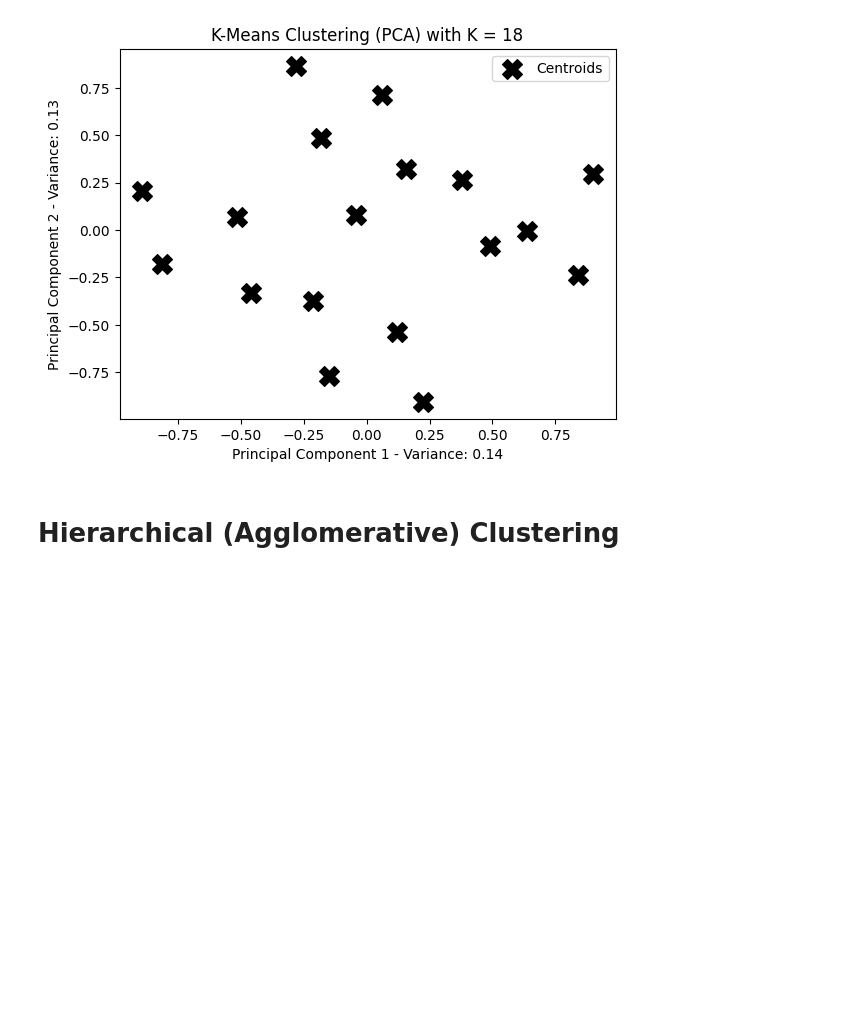
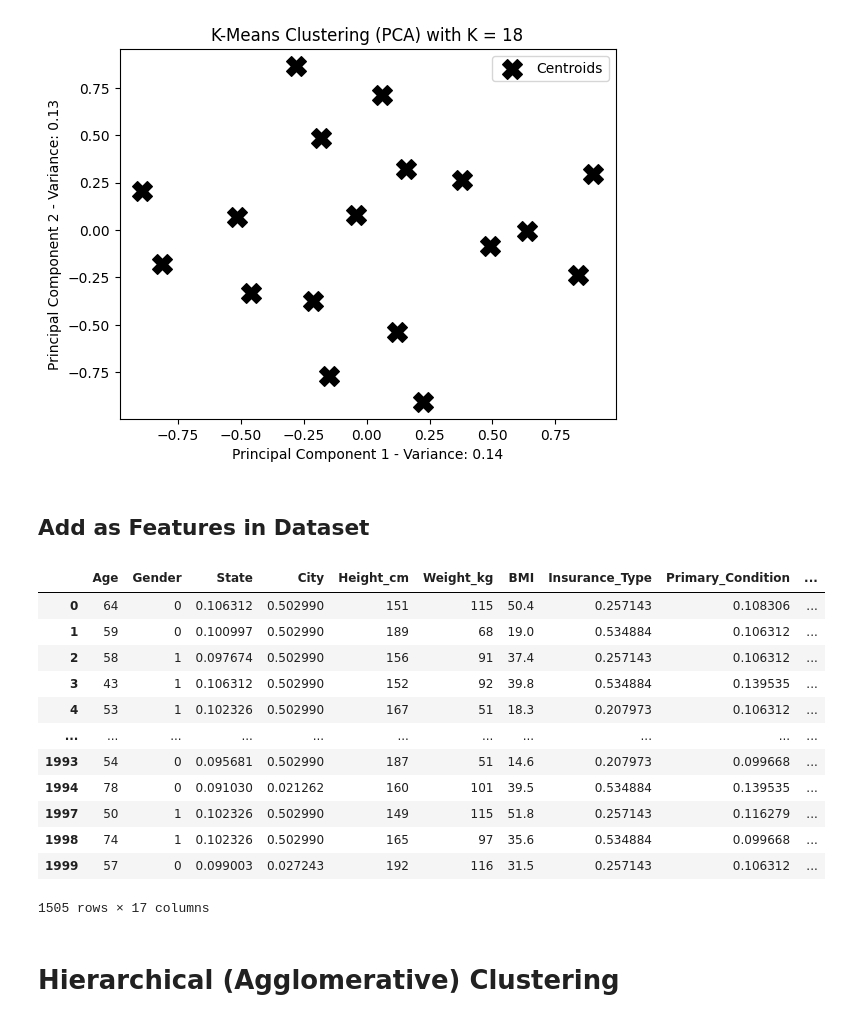
Before and after one commit to yusufimantaka/patient-segmentation, a Jupyter notebook: clustering.ipynb, the cells around one changed output. Saved outputs shown, nothing was run; the diff lists cells and outputs as text; code cells hidden in the pictures; blank space fills up the shorter version.

```diff
--- a/clustering.ipynb
+++ b/clustering.ipynb
@@ -209,3 +214,21 @@ plt.legend()
 plt.show()
 # %% [output]
 [figure]
+# %% [markdown]
+## Add as Features in Dataset
+# %%
+encoded_df
+# %% [output]
+|  | Age | Gender | State | City | Height_cm | Weight_kg | BMI | Insurance_Type | Primary_Condition | ... |
+| 0 | 64 | 0 | 0.106312 | 0.502990 | 151 | 115 | 50.4 | 0.257143 | 0.108306 | ... |
+| 1 | 59 | 0 | 0.100997 | 0.502990 | 189 | 68 | 19.0 | 0.534884 | 0.106312 | ... |
+| 2 | 58 | 1 | 0.097674 | 0.502990 | 156 | 91 | 37.4 | 0.257143 | 0.106312 | ... |
+| 3 | 43 | 1 | 0.106312 | 0.502990 | 152 | 92 | 39.8 | 0.534884 | 0.139535 | ... |
+| 4 | 53 | 1 | 0.102326 | 0.502990 | 167 | 51 | 18.3 | 0.207973 | 0.106312 | ... |
+| ... | ... | ... | ... | ... | ... | ... | ... | ... | ... | ... |
+| 1993 | 54 | 0 | 0.095681 | 0.502990 | 187 | 51 | 14.6 | 0.207973 | 0.099668 | ... |
+| 1994 | 78 | 0 | 0.091030 | 0.021262 | 160 | 101 | 39.5 | 0.534884 | 0.139535 | ... |
+| 1997 | 50 | 1 | 0.102326 | 0.502990 | 149 | 115 | 51.8 | 0.257143 | 0.116279 | ... |
+| 1998 | 74 | 1 | 0.102326 | 0.502990 | 165 | 97 | 35.6 | 0.534884 | 0.099668 | ... |
+| 1999 | 57 | 0 | 0.099003 | 0.027243 | 192 | 116 | 31.5 | 0.257143 | 0.106312 | ... |
+1505 rows × 17 columns
```
Also changed, not shown: parts of 6 cells of this notebook.
